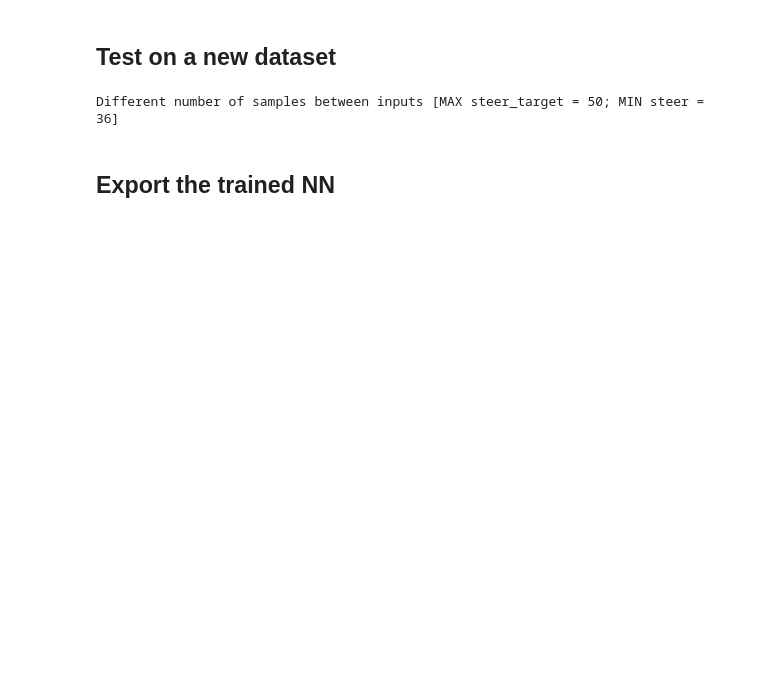
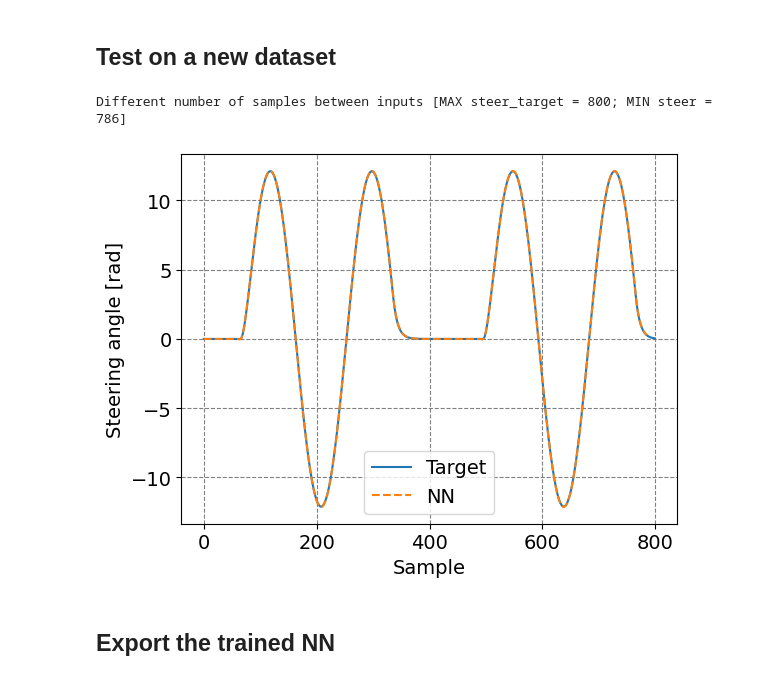
Before and after one commit to tonegas/neu4mes, a Jupyter notebook: tutorials/control_steer_car_parking.ipynb, the cells around one changed output. Cells and saved outputs as stored; diff of their text form; code cells hidden in the pictures; blank space fills up the shorter version.

Commit message:
Tutorial neural steering controller for auton park: working version

```diff
--- a/tutorials/control_steer_car_parking.ipynb
+++ b/tutorials/control_steer_car_parking.ipynb
@@ -140,7 +157,7 @@ out_fir        = Fir(parameter='fir_future_curv', parameter_init=init_negexp,
                      parameter_init_params={'size_index':0, 'first_value':0.1, 'lambda':5})(out_curv_diagr)
 
 # Parametric function to model the steering map (i.e., the relation between the average steering angle at the front wheels and the steering wheel angle)
-out_steer_map  = ParamFun(steer_map_spline)(out_fir,[list(delta_w_avg_map)],[list(delta_sw_map)])
+out_steer_map  = ParamFun(steer_map_spline)(out_fir)
 
 # FIR layer to weigh the past steering wheel angles computed by the NN (auto-regressive model)
 out_arx        = Fir(parameter='fir_auto_regression', parameter_init=init_negexp,
@@ -217,7 +234,7 @@ Shape of steer_target:        (691, 1, 1)
 # %% [markdown]
 ### Train the NN in open-loop (no auto-regressive term)
 # %%
-num_epochs = 20
+num_epochs = 6000
 batch_size = 100
 learn_rate = 1e-3  # learning rate
 early_stop_patience = 100
@@ -288,10 +305,10 @@ steer_controller_park.neuralizeModel()
 # %% [markdown]
 ### Re-train the NN in auto-regressive mode (closed-loop training)
 # %%
-num_epochs = 2
+num_epochs = 1000
 batch_size = 100
 learn_rate = 1e-3  # learning rate
-early_stop_patience = 60
+early_stop_patience = 50
 training_pars_closed_loop = {'num_of_epochs':num_epochs,
                              'val_batch_size':batch_size,
                              'train_batch_size':batch_size,
@@ -355,14 +386,34 @@ steer_controller_park.neuralizeModel()
 ## Test on a new dataset
 # %%
 # Test on a new dataset
-samples_test_set = steer_controller_park.getSamples('validation_set', index=0, window=50)
+samples_test_set = steer_controller_park.getSamples('validation_set', index=0, window=800)
 steer_controller_park.resetStates()  # reset the internal state
 out_nn_test_set  = steer_controller_park(samples_test_set)
 
+# extract the samples
+samples_test_set_extract = np.zeros((len(samples_test_set['steer_target']),1))
+for i in range(0,len(samples_test_set_extract)):
+  samples_test_set_extract[i] = samples_test_set['steer_target'][i]
+
+out_nn_test_set_extract = np.zeros((len(out_nn_test_set['steering_angle']),1))
+for i in range(0,len(out_nn_test_set_extract)):
+  out_nn_test_set_extract[i] = out_nn_test_set['steering_angle'][i][0]
+
+# plot the results
+plt.figure()
+plt.plot(samples_test_set_extract,label='Target')
+plt.plot(out_nn_test_set_extract,label='NN',linestyle='--')
+plt.xlabel('Sample')
+plt.ylabel('Steering angle [rad]')
+plt.legend()
+plt.grid()
+plt.show()
+
 # Test with custom data
 #steer_controller_park({'curv':[0.1,0.2,0.3,0.4,0.5,0.6,0.7,0.8,0.9,1.0],'steer':[0.1,0.2,0.3,0.4,0.5,0.6,0.7,0.8,0.9,1.0]})
 # %% [output]
-Different number of samples between inputs [MAX steer_target = 50; MIN steer = 36]
+Different number of samples between inputs [MAX steer_target = 800; MIN steer = 786]
+[figure, added]
 # %% [markdown]
 ## Export the trained NN
 # %%
```
Also changed, not shown: parts of 8 cells of this notebook.
